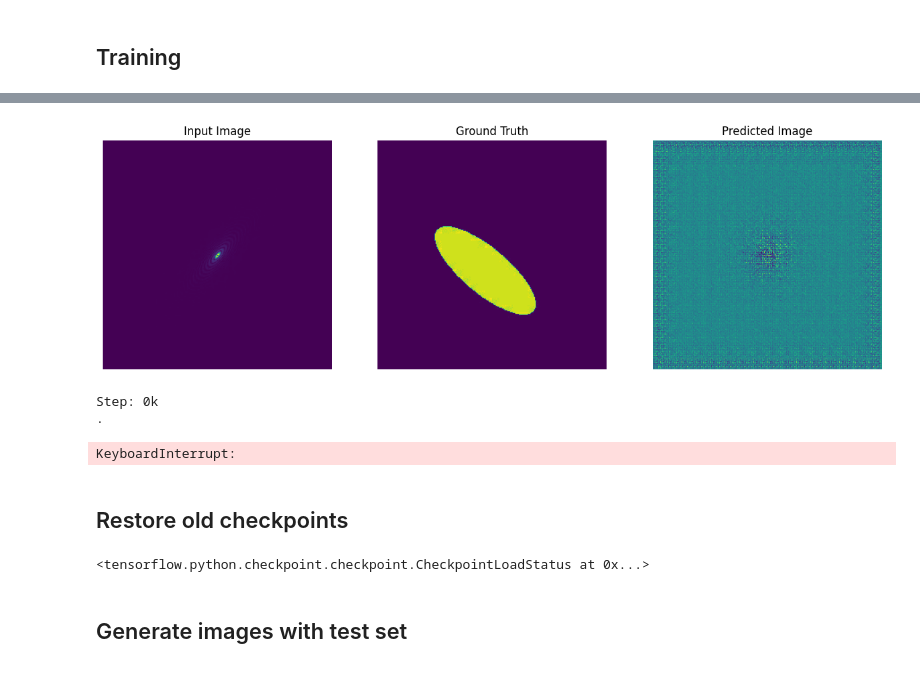
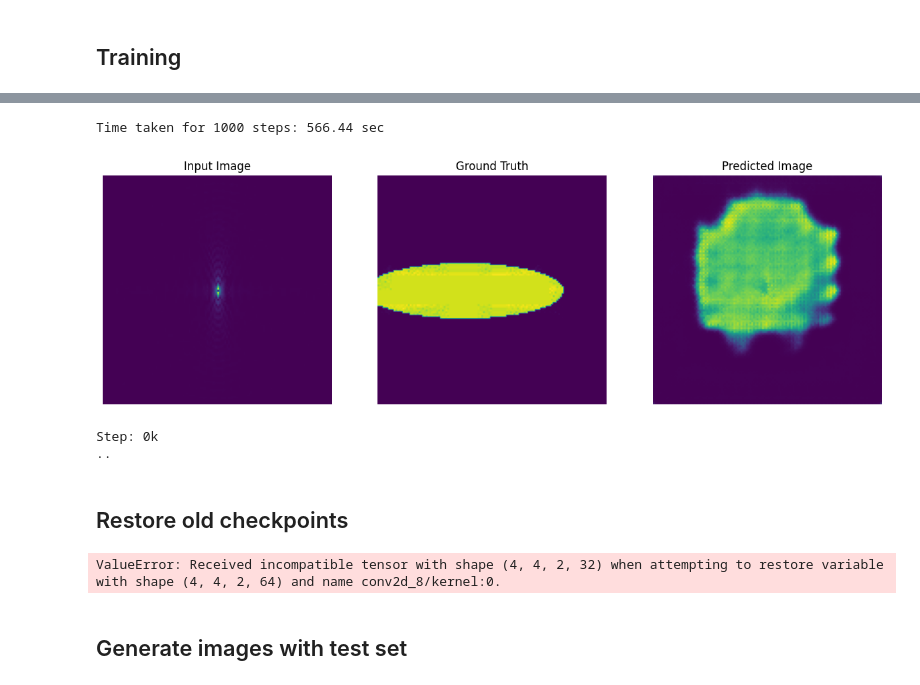
Before and after one commit to Yurivanderburg/II_GAN, a Jupyter notebook: Ellipses_v0.1.ipynb, the cells around one changed output, grey strips where cells are left out. Cells and saved outputs as stored; diff of their text form; code cells hidden in the pictures.

```diff
--- a/Ellipses_v0.1.ipynb
+++ b/Ellipses_v0.1.ipynb
@@ -106,7 +112,7 @@ def normalize(input_image, real_image):
 @tf.function()
 def random_jitter(input_image, real_image):
   # Resizing to 286x286
-  input_image, real_image = resize(input_image, real_image, 286, 286)
+  input_image, real_image = resize(input_image, real_image, 149, 140)
 
   # Random cropping back to 256x256
   input_image, real_image = random_crop(input_image, real_image)
@@ -217,6 +222,6 @@ print (up_result.shape)
 # %%
 def Generator():
-  inputs = tf.keras.layers.Input(shape=[256, 256, 1])
+  inputs = tf.keras.layers.Input(shape=[128, 128, 1])
 
   down_stack = [
     downsample(64, 4, apply_batchnorm=False),  # (batch_size, 128, 128, 64)
@@ -226,11 +231,11 @@ def Generator():
     downsample(512, 4),  # (batch_size, 8, 8, 512)
     downsample(512, 4),  # (batch_size, 4, 4, 512)
     downsample(512, 4),  # (batch_size, 2, 2, 512)
-    downsample(512, 4),  # (batch_size, 1, 1, 512)
+    #downsample(512, 4),  # (batch_size, 1, 1, 512)
   ]
 
   up_stack = [
-    upsample(512, 4, apply_dropout=True),  # (batch_size, 2, 2, 1024)
+    #upsample(512, 4, apply_dropout=True),  # (batch_size, 2, 2, 1024)
     upsample(512, 4, apply_dropout=True),  # (batch_size, 4, 4, 1024)
     upsample(512, 4, apply_dropout=True),  # (batch_size, 8, 8, 1024)
     upsample(512, 4),  # (batch_size, 16, 16, 1024)
@@ -252,7 +257,7 @@ def Generator():
   skips = []
   for down in down_stack:
     x = down(x)
-    print(x)
+    #print(x)
     skips.append(x)
 
   skips = reversed(skips[:-1])
@@ -308,8 +305,8 @@ def generator_loss(disc_generated_output, gen_output, target):
 def Discriminator():
   initializer = tf.random_normal_initializer(0., 0.02)
 
-  inp = tf.keras.layers.Input(shape=[256, 256, 1], name='input_image')
-  tar = tf.keras.layers.Input(shape=[256, 256, 1], name='target_image')
+  inp = tf.keras.layers.Input(shape=[128, 128, 1], name='input_image')
+  tar = tf.keras.layers.Input(shape=[128, 128, 1], name='target_image')
 
   x = tf.keras.layers.concatenate([inp, tar])  # (batch_size, 256, 256, channels*2)
 
@@ -433,7 +430,7 @@ def fit(train_ds, test_ds, steps):
   start = time.time()
 
   for step, (input_image, target) in train_ds.repeat().take(steps).enumerate():
-    if (step) % 1000 == 0:
+    if (step) % 100 == 0:
       display.clear_output(wait=True)
 
       if step != 0:
@@ -460,19 +457,19 @@ def fit(train_ds, test_ds, steps):
 # %% [output]
 [interactive output not drawn]
 # %%
-fit(train_dataset, test_dataset, steps=40000)
+fit(train_dataset, test_dataset, steps=10000)
 # %% [output]
+Time taken for 1000 steps: 566.44 sec
-[figure, old version]
+[figure, new version]
-Step: 0k
-.
-KeyboardInterrupt:
+Step: 0k
+..
 # %% [markdown]
 ## Restore old checkpoints
 # %%
 # Restoring the latest checkpoint in checkpoint_dir
 checkpoint.restore(tf.train.latest_checkpoint(checkpoint_dir))
 # %% [output]
-<tensorflow.python.checkpoint.checkpoint.CheckpointLoadStatus at 0x...>
+ValueError: Received incompatible tensor with shape (4, 4, 2, 32) when attempting to restore variable with shape (4, 4, 2, 64) and name conv2d_8/kernel:0.
 # %% [markdown]
 ## Generate images with test set
 # %%
```
Also changed, not shown: parts of 12 cells of this notebook, 12 other files.
